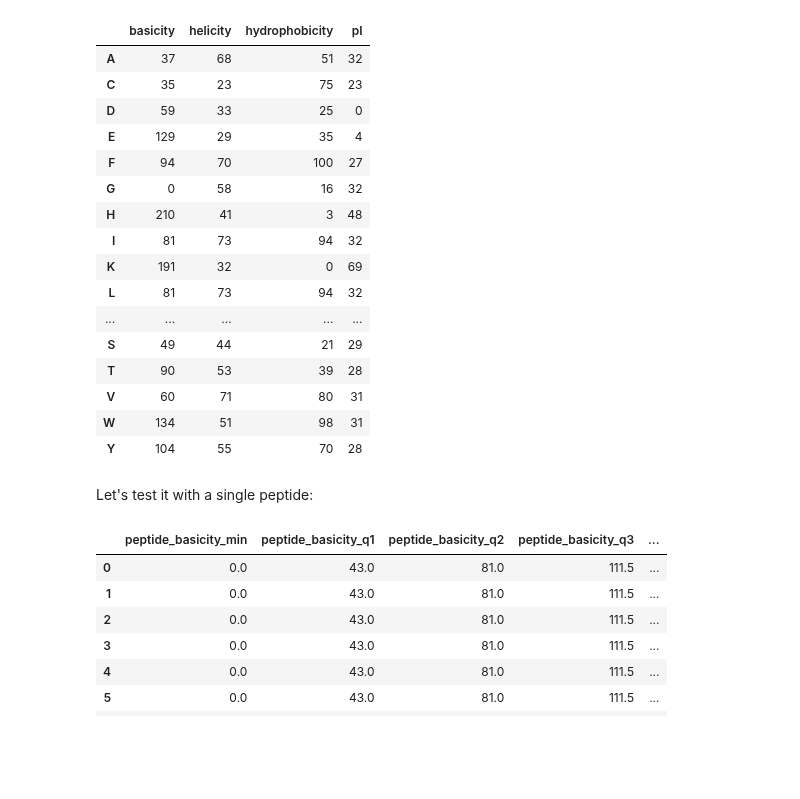
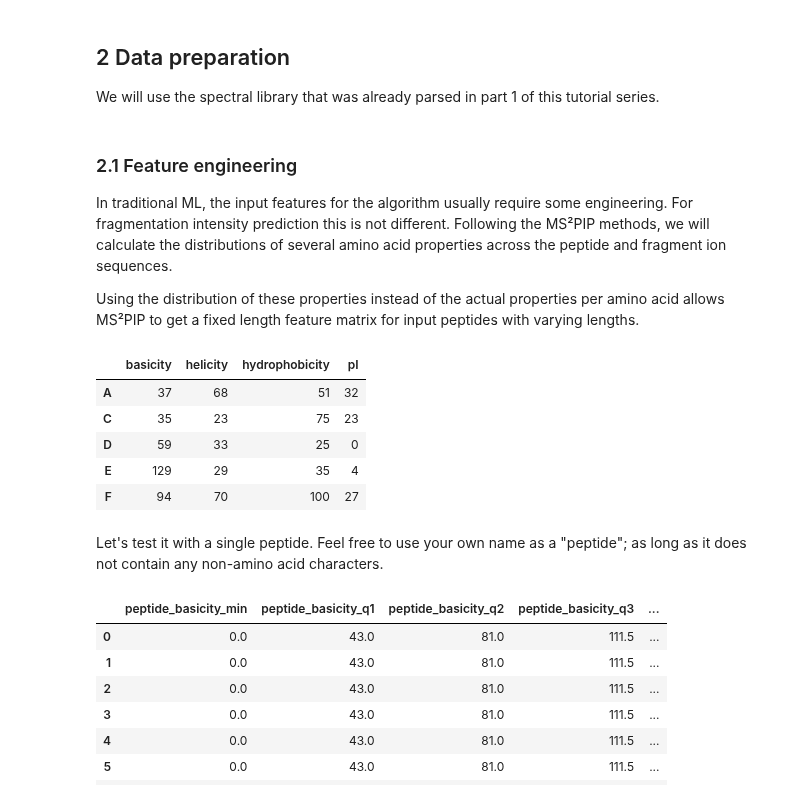
Before and after one commit to ProteomicsML/ProteomicsML, a Jupyter notebook: tutorials/fragmentation/nist-2-traditional-ml-gradient-boosting.ipynb, the cells around one changed output. Cells and saved outputs as stored; diff of their text form; code cells hidden in the pictures; blank space fills up the shorter version.

Commit message:
Update NIST tutorials 1 and 2

```diff
--- a/tutorials/fragmentation/nist-2-traditional-ml-gradient-boosting.ipynb
+++ b/tutorials/fragmentation/nist-2-traditional-ml-gradient-boosting.ipynb
@@ -21,0 +42,5 @@ author:
+# %% [markdown]
+## 2 Data preparation
+
+We will use the spectral library that was already parsed in part 1 of this
+tutorial series.
@@ -22,3 +52,15 @@ author:
+# %% [markdown]
+
+### 2.1 Feature engineering
+
+In traditional ML, the input features for the algorithm usually require some
+engineering. For fragmentation intensity prediction this is not different. Following
+the MS²PIP methods, we will calculate the distributions of several amino acid properties
+across the peptide and fragment ion sequences.
+
+Using the distribution of these properties instead of the actual properties per amino
+acid allows MS²PIP to get a fixed length feature matrix for input peptides with varying
+lengths.
 # %%
 import numpy as np
 import pandas as pd
@@ -25,30 +68,19 @@ import pandas as pd
 # %%
 amino_acids = list("ACDEFGHIKLMNPQRSTVWY")
 aa_properties = {
     "basicity": np.array([37,35,59,129,94,0,210,81,191,81,106,101,117,115,343,49,90,60,134,104]),
     "helicity": np.array([68,23,33,29,70,58,41,73,32,73,66,38,0,40,39,44,53,71,51,55]),
     "hydrophobicity": np.array([51,75,25,35,100,16,3,94,0,94,82,12,0,22,22,21,39,80,98,70]),
     "pI": np.array([32,23,0,4,27,32,48,32,69,32,29,26,35,28,79,29,28,31,31,28]),
 }
 
 properties_df = pd.DataFrame(aa_properties, index=amino_acids)
-properties_df
+properties_df.head()
 # %% [output]
 |  | basicity | helicity | hydrophobicity | pI |
 | A | 37 | 68 | 51 | 32 |
 | C | 35 | 23 | 75 | 23 |
 | D | 59 | 33 | 25 | 0 |
 | E | 129 | 29 | 35 | 4 |
 | F | 94 | 70 | 100 | 27 |
-| G | 0 | 58 | 16 | 32 |
-| H | 210 | 41 | 3 | 48 |
-| I | 81 | 73 | 94 | 32 |
-| K | 191 | 32 | 0 | 69 |
-| L | 81 | 73 | 94 | 32 |
-| ... | ... | ... | ... | ... |
-| S | 49 | 44 | 21 | 29 |
-| T | 90 | 53 | 39 | 28 |
-| V | 60 | 71 | 80 | 31 |
-| W | 134 | 51 | 98 | 31 |
-| Y | 104 | 55 | 70 | 28 |
 # %%
@@ -119,8 +148,9 @@ def generate_feature_names():
 
     feature_names.extend(["length", "charge"])
     return feature_names
-# %% [markdown]
-Let's test it with a single peptide:
+# %% [markdown]
+Let's test it with a single peptide. Feel free to use your own name as a "peptide"; as
+long as it does not contain any non-amino acid characters.
 # %%
 peptide_features = pd.DataFrame(encode_peptide("RALFGARIELS", 2), columns=generate_feature_names())
 peptide_features
```
Also changed, not shown: parts of 46 cells of this notebook, 4 other files.
